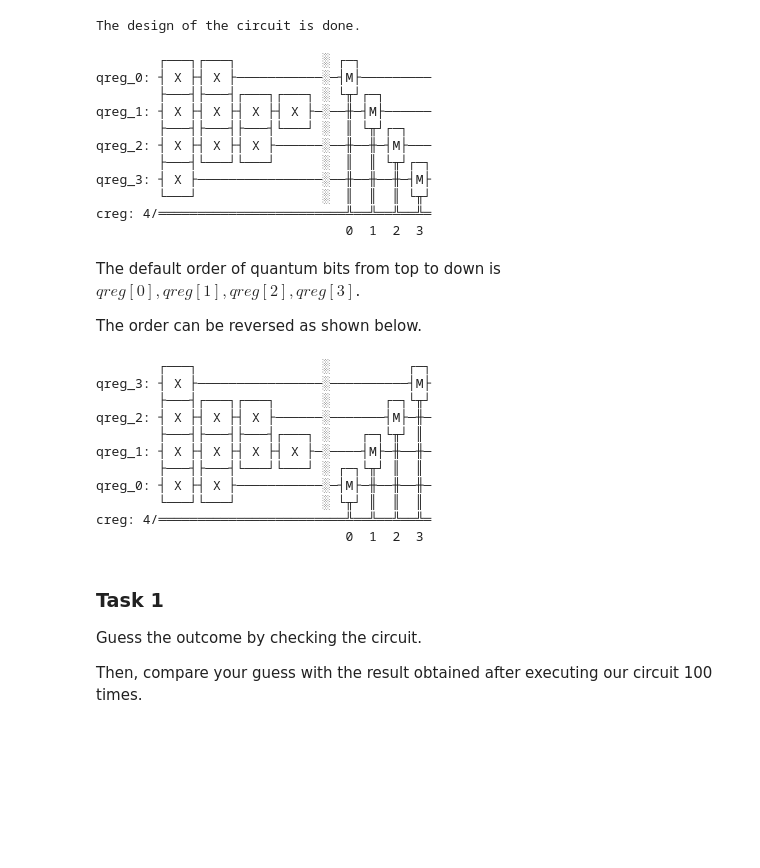
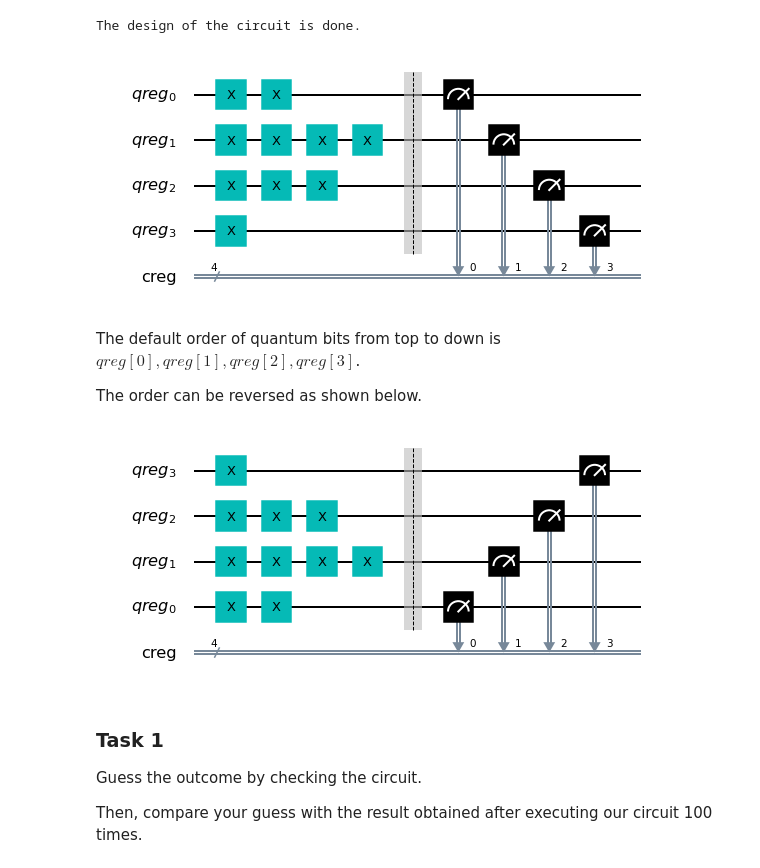
Before and after one commit to aamirshahx/quantum-coursework, a Jupyter notebook: Week1/basics-of-quantum-computing-master/bronze/B20_First_Quantum_Programs_by_Qiskit.ipynb, the cells around one changed output. Saved outputs shown, nothing was run; the diff lists cells and outputs as text; code cells hidden in the pictures; blank space fills up the shorter version.

```diff
--- a/Week1/basics-of-quantum-computing-master/bronze/B20_First_Quantum_Programs_by_Qiskit.ipynb
+++ b/Week1/basics-of-quantum-computing-master/bronze/B20_First_Quantum_Programs_by_Qiskit.ipynb
@@ -239,21 +215,10 @@ print("The design of the circuit is done.")
 # %% [output]
 The design of the circuit is done.
 # %%
-#qc2.draw(output='mpl')
-qc2.draw()
+qc2.draw(output='mpl')
 # re-execute this cell if the circuit diagram does not appear
 # %% [output]
-        ┌───┐┌───┐           ░ ┌─┐
-qreg_0: ┤ X ├┤ X ├───────────░─┤M├─────────
-        ├───┤├───┤┌───┐┌───┐ ░ └╥┘┌─┐
-qreg_1: ┤ X ├┤ X ├┤ X ├┤ X ├─░──╫─┤M├──────
-        ├───┤├───┤├───┤└───┘ ░  ║ └╥┘┌─┐
-qreg_2: ┤ X ├┤ X ├┤ X ├──────░──╫──╫─┤M├───
-        ├───┤└───┘└───┘      ░  ║  ║ └╥┘┌─┐
-qreg_3: ┤ X ├────────────────░──╫──╫──╫─┤M├
-        └───┘                ░  ║  ║  ║ └╥┘
-creg: 4/════════════════════════╩══╩══╩══╩═
-                                0  1  2  3
+[figure, added]
 # %% [markdown]
 The default order of quantum bits from top to down is $ qreg[0], qreg[1], qreg[2], qreg[3] $.
 
@@ -261,20 +226,10 @@ The order can be reversed as shown below.
 # %%
 # by seting parameter "reverse_bits" to "True", the order of quantum bits are reversed when drawing
 
-qc2.draw(reverse_bits=True)
+qc2.draw(output='mpl', reverse_bits=True)
 # re-execute this cell if the circuit diagram does not appear
 # %% [output]
-        ┌───┐                ░          ┌─┐
-qreg_3: ┤ X ├────────────────░──────────┤M├
-        ├───┤┌───┐┌───┐      ░       ┌─┐└╥┘
-qreg_2: ┤ X ├┤ X ├┤ X ├──────░───────┤M├─╫─
-        ├───┤├───┤├───┤┌───┐ ░    ┌─┐└╥┘ ║
-qreg_1: ┤ X ├┤ X ├┤ X ├┤ X ├─░────┤M├─╫──╫─
-        ├───┤├───┤└───┘└───┘ ░ ┌─┐└╥┘ ║  ║
-qreg_0: ┤ X ├┤ X ├───────────░─┤M├─╫──╫──╫─
-        └───┘└───┘           ░ └╥┘ ║  ║  ║
-creg: 4/════════════════════════╩══╩══╩══╩═
-                                0  1  2  3
+[figure, added]
 # %% [markdown]
 <h3> Task 1 </h3>
 
```
Also changed, not shown: parts of 5 cells of this notebook, 5 other files.
